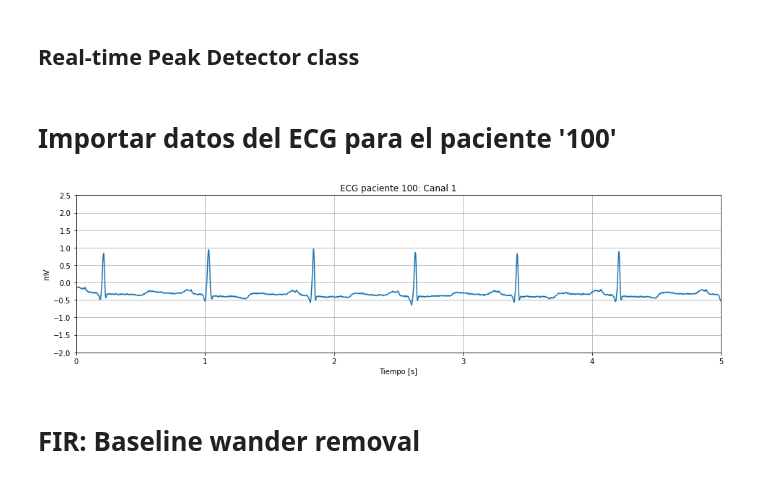
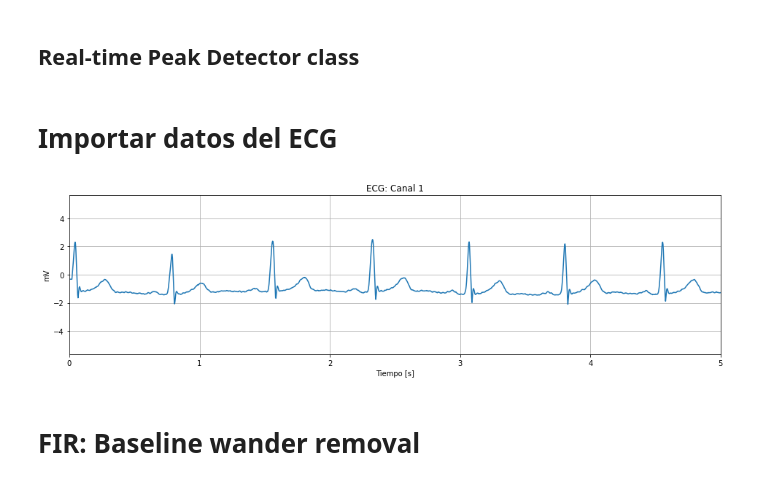
Before and after one commit to mbergerman/Procesamiento-Adaptativo, a Jupyter notebook: Proyecto 1/PASA_P1_G2.ipynb, the cells around one changed output. Saved outputs shown, nothing was run; the diff lists cells and outputs as text; code cells hidden in the pictures.

```diff
--- a/Proyecto 1/PASA_P1_G2.ipynb
+++ b/Proyecto 1/PASA_P1_G2.ipynb
@@ -60,28 +60,27 @@ class real_time_peak_detector():
         else:
             return False
 # %% [markdown]
-# Importar datos del ECG para el paciente '100'
+# Importar datos del ECG
 # %%
 N = 600000
 
-record, record_data = wfdb.rdsamp('mit-bih-arrhythmia-database-1.0.0/100', sampto=N)
-annotation = wfdb.rdann('mit-bih-arrhythmia-database-1.0.0/100', 'atr', sampto=N)
+record, record_data = wfdb.rdsamp('mit-bih-arrhythmia-database-1.0.0/116', sampto=N)
+annotation = wfdb.rdann('mit-bih-arrhythmia-database-1.0.0/116', 'atr', sampto=N)
 
 fs = record_data['fs']
 channel1 = record[:,0].reshape((N, 1))
 time = np.arange(0, len(channel1)/fs, 1/fs)
 
 plt.figure(figsize=(16, 4))
 plt.plot(time, channel1)
 plt.xlabel('Tiempo [s]')
 plt.ylabel(record_data['units'][0])
 plt.xlim(0, 5)
-plt.ylim(-2, 2.5)
-plt.title('ECG paciente 100: Canal 1')
+plt.title('ECG: Canal 1')
 plt.grid()
 plt.show()
 # %% [output]
-[figure, old version]
+[figure, new version]
 # %% [markdown]
 # FIR: Baseline wander removal
 # %%
```
Also changed, not shown: parts of 12 cells of this notebook, 6 other files.
